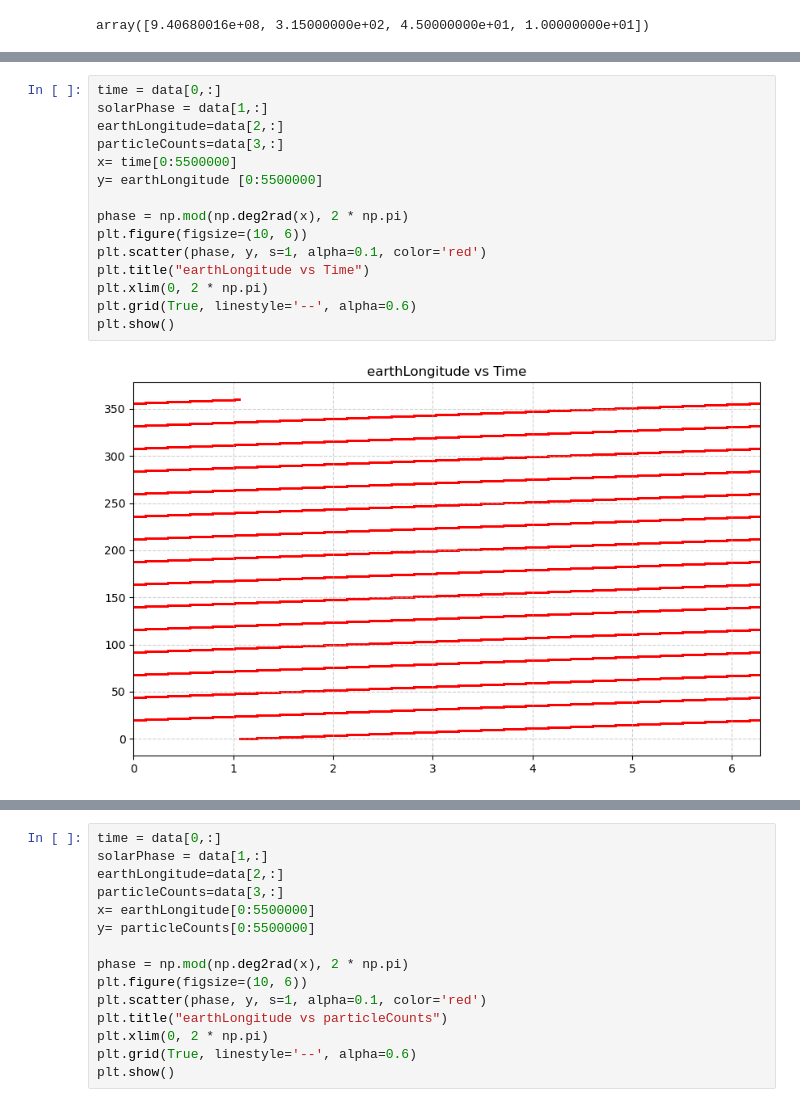
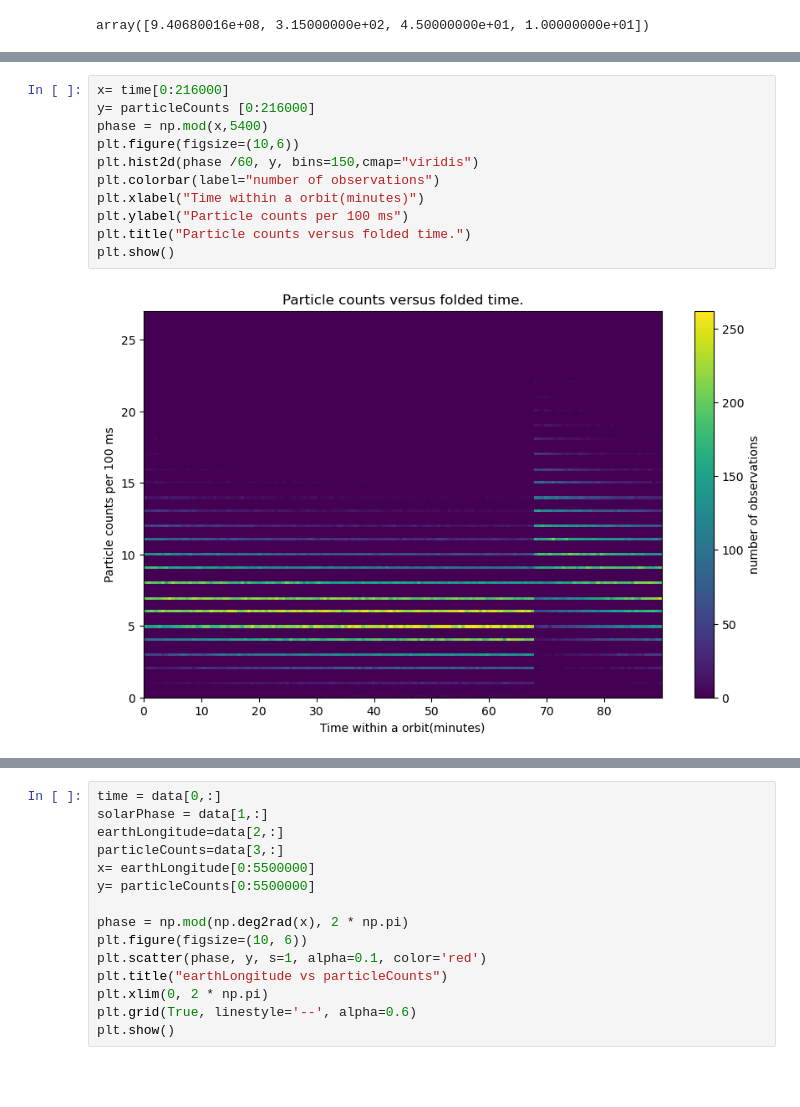
Before and after one commit to boyil8-hash/Lab_1, a Jupyter notebook: Lab4.ipynb, the cells around one changed output, grey strips where cells are left out. Drawn from its saved outputs; the diff is of its cells as text; blank space fills up the shorter version.

```diff
--- a/Lab4.ipynb
+++ b/Lab4.ipynb
@@ -43,20 +56,16 @@ plt.show()
-# %%
-time = data[0,:]
-solarPhase = data[1,:]
-earthLongitude=data[2,:]
-particleCounts=data[3,:]
-x= time[0:5500000]
-y= earthLongitude [0:5500000]
-
-phase = np.mod(np.deg2rad(x), 2 * np.pi)
-plt.figure(figsize=(10, 6))
-plt.scatter(phase, y, s=1, alpha=0.1, color='red')
-plt.title("earthLongitude vs Time")
-plt.xlim(0, 2 * np.pi)
-plt.grid(True, linestyle='--', alpha=0.6)
-plt.show()
-# %% [output]
-[figure, removed]
+# %%
+x= time[0:216000]
+y= particleCounts [0:216000]
+phase = np.mod(x,5400)
+plt.figure(figsize=(10,6))
+plt.hist2d(phase /60, y, bins=150,cmap="viridis")
+plt.colorbar(label="number of observations")
+plt.xlabel("Time within a orbit(minutes)")
+plt.ylabel("Particle counts per 100 ms")
+plt.title("Particle counts versus folded time.")
+plt.show()
+# %% [output]
+[figure, added]
 # %%
 time = data[0,:]
 solarPhase = data[1,:]
```
Also changed, not shown: parts of 19 cells of this notebook.
